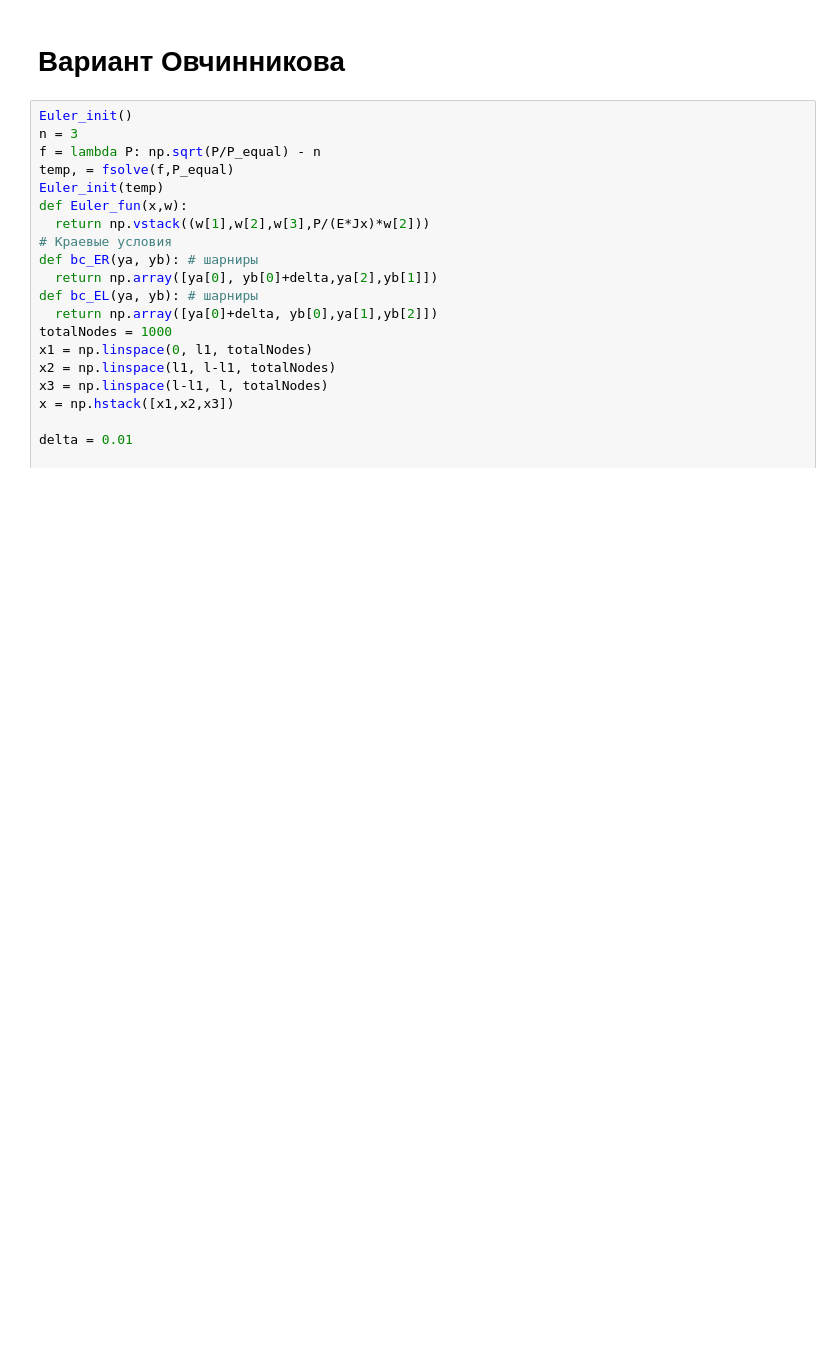
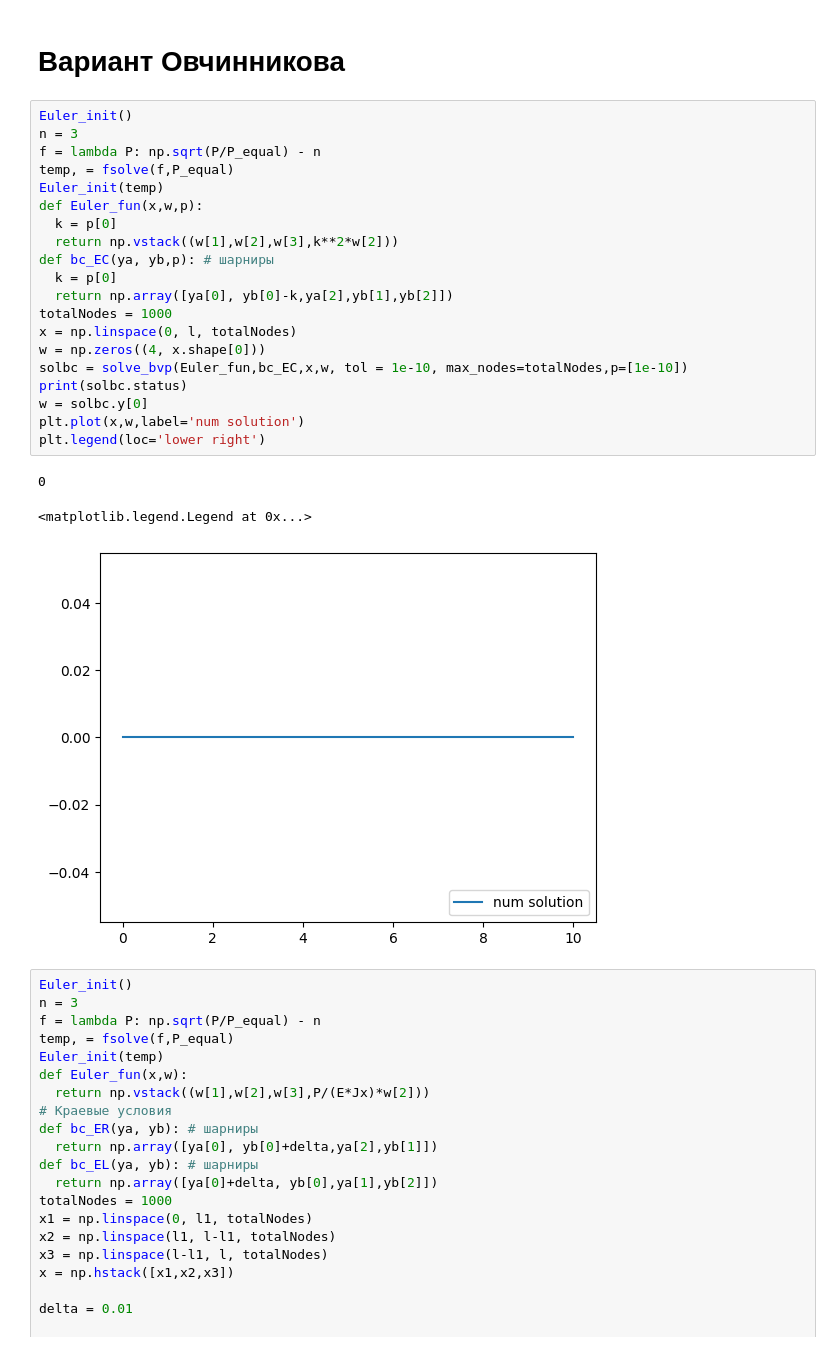
Before and after one commit to SpaceZeroed/Direc_Pipe, a Jupyter notebook: Diploma.ipynb, the cells around one changed output. Cells and saved outputs as stored; diff of their text form; blank space fills up the shorter version.

```diff
--- a/Diploma.ipynb
+++ b/Diploma.ipynb
@@ -94,6 +92,30 @@ print(l1)
 5.0
 # %% [markdown]
 # Вариант Овчинникова
+# %%
+Euler_init()
+n = 3
+f = lambda P: np.sqrt(P/P_equal) - n
+temp, = fsolve(f,P_equal)
+Euler_init(temp)
+def Euler_fun(x,w,p):
+  k = p[0]
+  return np.vstack((w[1],w[2],w[3],k**2*w[2]))
+def bc_EC(ya, yb,p): # шарниры
+  k = p[0]
+  return np.array([ya[0], yb[0]-k,ya[2],yb[1],yb[2]])
+totalNodes = 1000
+x = np.linspace(0, l, totalNodes)
+w = np.zeros((4, x.shape[0]))
+solbc = solve_bvp(Euler_fun,bc_EC,x,w, tol = 1e-10, max_nodes=totalNodes,p=[1e-10])
+print(solbc.status)
+w = solbc.y[0]
+plt.plot(x,w,label='num solution')
+plt.legend(loc='lower right')
+# %% [output]
+0
+<matplotlib.legend.Legend at 0x...>
+[figure, added]
 # %%
 Euler_init()
 n = 3
```
Also changed, not shown: parts of 11 cells of this notebook, 3 other files.
